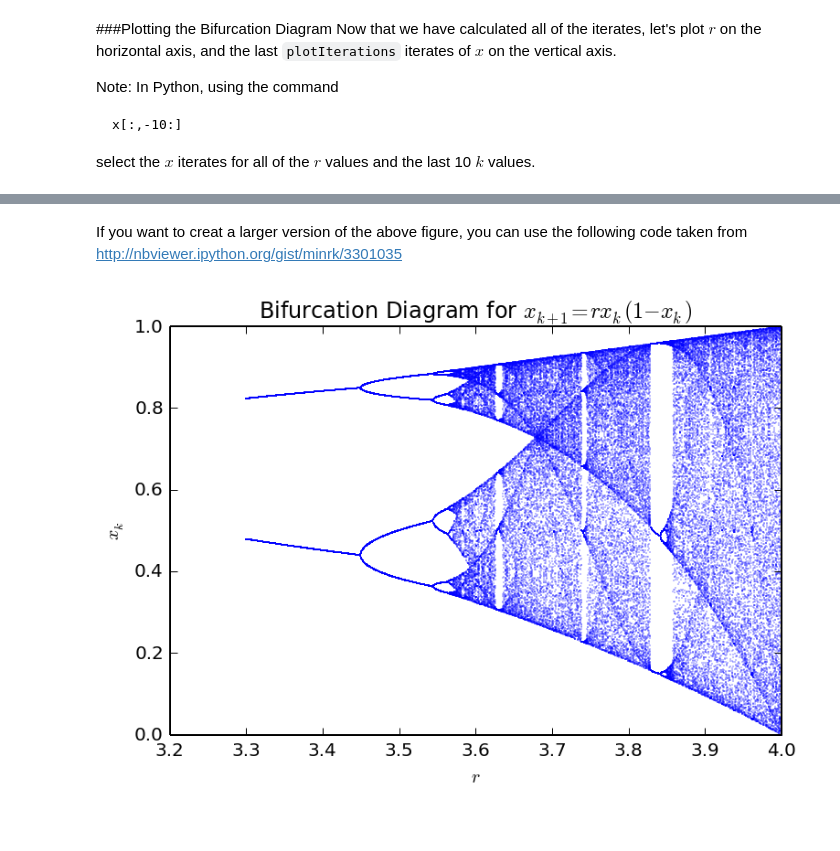
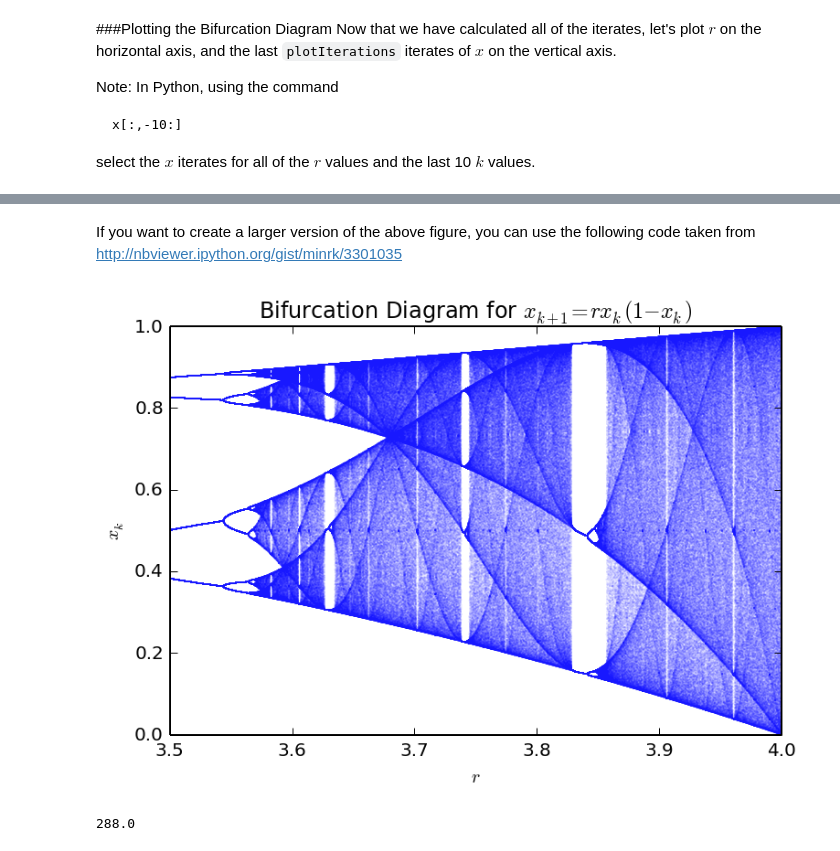
Before and after one commit to oliveras/dyn-sys, a Jupyter notebook: Bifurcation Diagrams in Python.ipynb, the cells around one changed output, grey strips where cells are left out. Saved outputs shown, nothing was run; the diff lists cells and outputs as text; code cells hidden in the pictures.

Commit message:
Update
Higher resolution images.

```diff
--- a/Bifurcation Diagrams in Python.ipynb
+++ b/Bifurcation Diagrams in Python.ipynb
@@ -25,6 +25,6 @@ In order to plot the bifurcation diagram, we will need to calcuate the orbits fo
 # %%
-numRVals = 1000;
-rVals = linspace(3.3,4,numRVals); # Choose numRVals points between 3.3 and 4 (including the endpoints)
+numRVals = 100000;
+rVals = linspace(1,4,numRVals); # Choose numRVals points between 1 and 4 (including the endpoints)
 # %% [markdown]
 Now, let's calculate 1000 iterations of the map defined by $f(x,r)$ given above for a random initial seed between 0 and 1.
 
@@ -50,12 +50,12 @@ Note: In Python, using the command
 
 select the $x$ iterates for all of the $r$ values and the last 10 $k$ values.
 # %%
-plotIterations = 100;
-plot(rVals,x[:,-plotIterations:],'b.',markersize=.2);
+plotIterations = 300;
+plot(rVals,x[:,-plotIterations:],'b.',markersize=.05);
 
 xlabel('$r$');
 ylabel('$x_k$');
 title('Bifurcation Diagram for $x_{k+1} = r x_k (1-x_k)$')
-
+xlim(1,4)
 fig = gcf()
 # %% [output]
@@ -63,13 +73,17 @@ fig = gcf()
 # %% [markdown]
-If you want to creat a larger version of the above figure, you can use the following code taken from http://nbviewer.ipython.org/gist/minrk/3301035
+If you want to create a larger version of the above figure, you can use the following code taken from http://nbviewer.ipython.org/gist/minrk/3301035
 # %%
-rcParams['savefig.dpi'] = 2 * rcParams['savefig.dpi']
-plot(rVals,x[:,-plotIterations:],'b.',markersize=.3);
+rcParams['savefig.dpi'] =  2*rcParams['savefig.dpi']
+plot(rVals,x[:,-plotIterations:],'b.',markersize=.05);
 
 xlabel('$r$');
 ylabel('$x_k$');
 title('Bifurcation Diagram for $x_{k+1} = r x_k (1-x_k)$')
-
+xlim(3.5,4)
 fig = gcf()
 # %% [output]
-[figure, old version]
+[figure, new version]
+# %%
+rcParams['savefig.dpi']
+# %% [output]
+288.0
```
Also changed, not shown: parts of 4 cells of this notebook.
